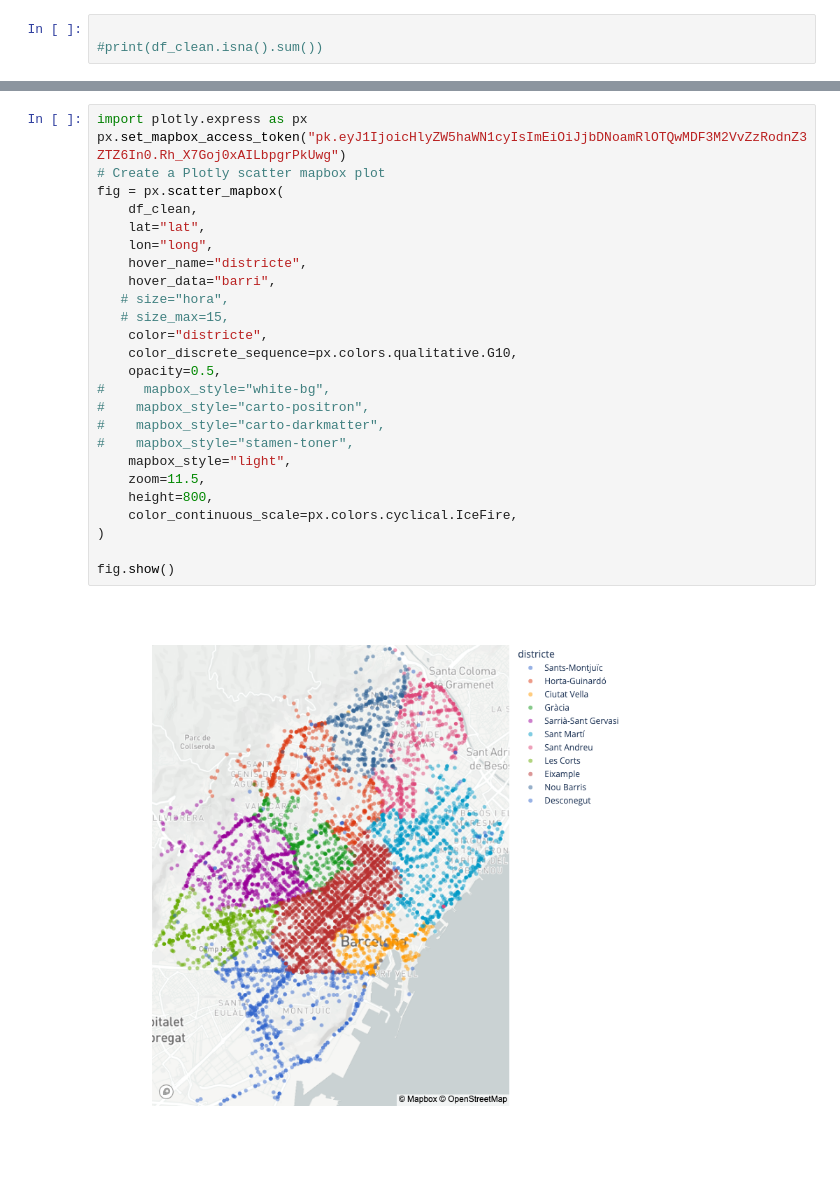
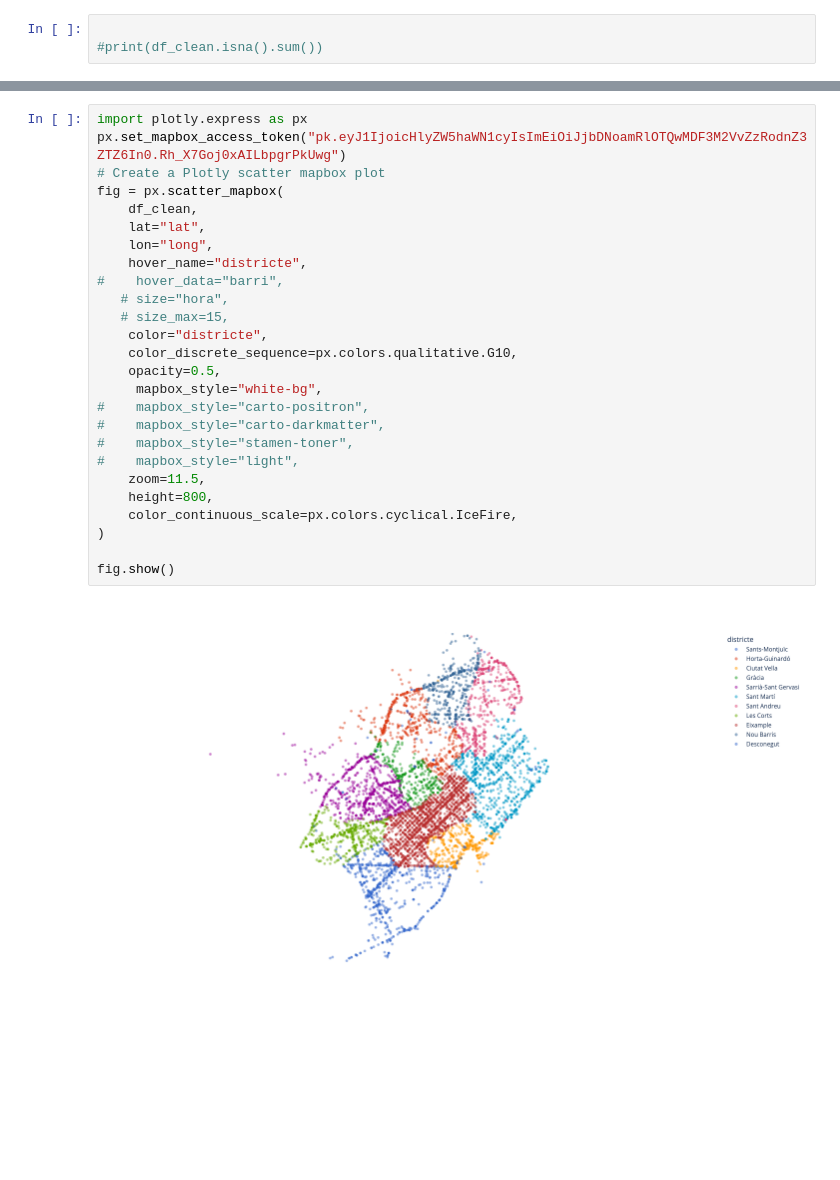
Before and after one commit to pyrenaicus/barcelona-traffic-incidents, a Jupyter notebook: notebook/bcn_traffic_incidents.ipynb, the cells around one changed output, grey strips where cells are left out. Cells and saved outputs as stored; diff of their text form; blank space fills up the shorter version.

```diff
--- a/notebook/bcn_traffic_incidents.ipynb
+++ b/notebook/bcn_traffic_incidents.ipynb
@@ -1709,28 +1748,28 @@ df_clean = df.dropna(subset=['lat','long'])
 # %%
 import plotly.express as px
 px.set_mapbox_access_token("pk.eyJ1IjoicHlyZW5haWN1cyIsImEiOiJjbDNoamRlOTQwMDF3M2VvZzRodnZ3ZTZ6In0.Rh_X7Goj0xAILbpgrPkUwg")
 # Create a Plotly scatter mapbox plot
 fig = px.scatter_mapbox(
     df_clean,
     lat="lat",
     lon="long",
     hover_name="districte",
-    hover_data="barri",
+#    hover_data="barri",
    # size="hora",
    # size_max=15,
     color="districte",
     color_discrete_sequence=px.colors.qualitative.G10,
     opacity=0.5,
-#     mapbox_style="white-bg",
+     mapbox_style="white-bg",
 #    mapbox_style="carto-positron",
 #    mapbox_style="carto-darkmatter",
 #    mapbox_style="stamen-toner",
-    mapbox_style="light",
+#    mapbox_style="light",
     zoom=11.5,
     height=800,
     color_continuous_scale=px.colors.cyclical.IceFire,
 )
 
 fig.show()
 # %% [output]
-[figure, old version]
+[figure, new version]
```
Also changed, not shown: parts of 18 cells of this notebook.
